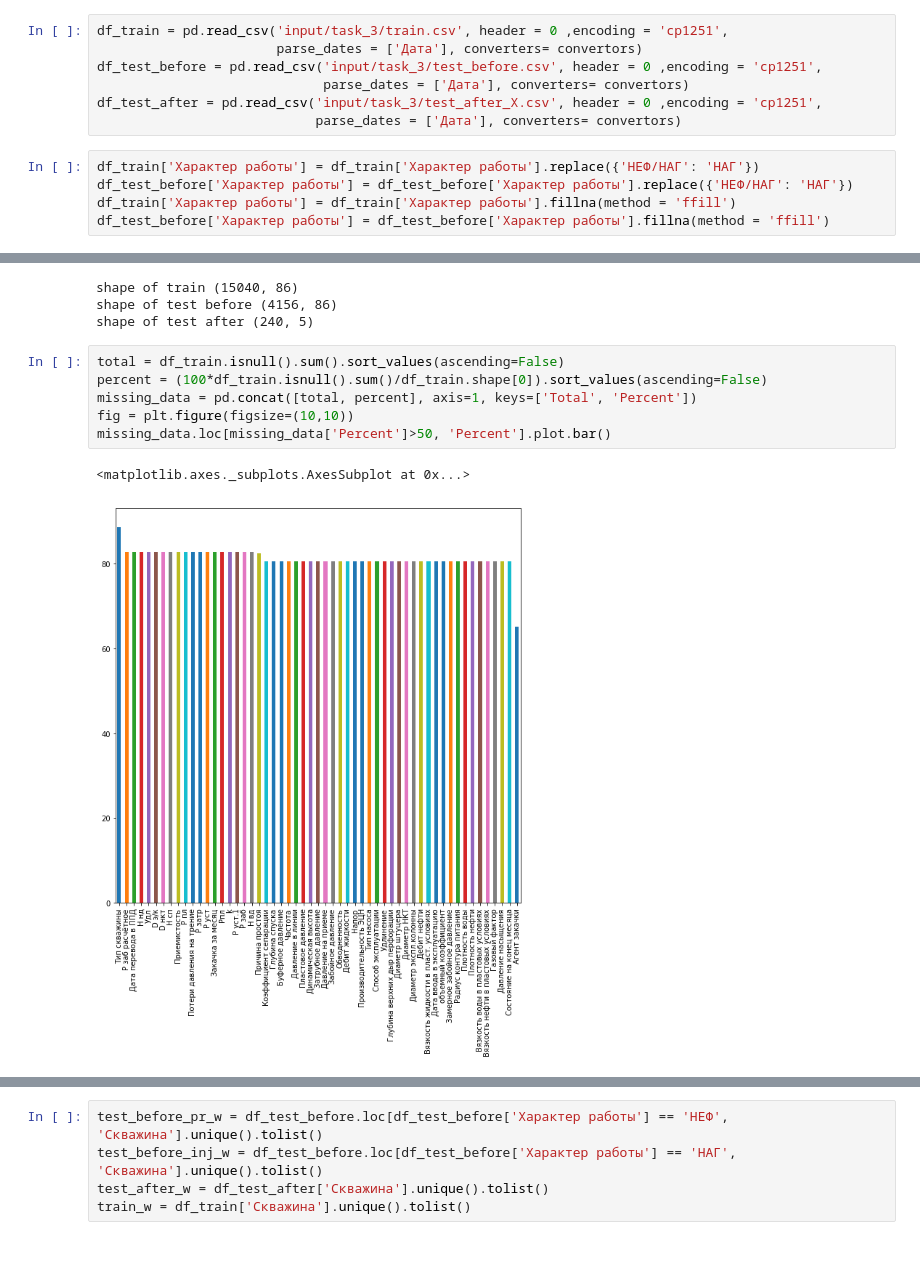
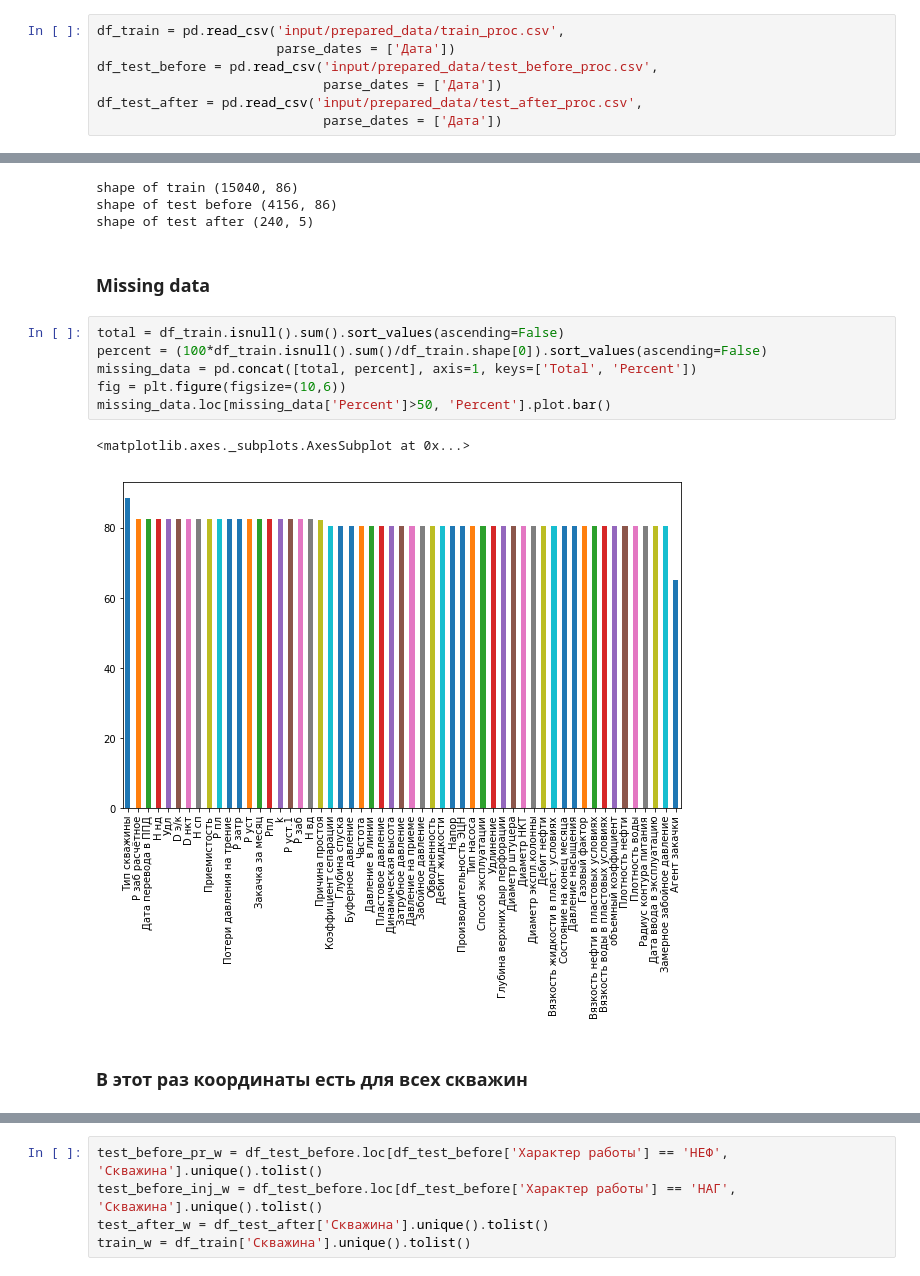
Before and after one commit to koskotG/gpn_contest_2, a Jupyter notebook: eda.ipynb, the cells around one changed output, grey strips where cells are left out. Cells and saved outputs as stored; diff of their text form.

Commit message:
eda, data_prep, обработанные трейн и тест сеты

```diff
--- a/eda.ipynb
+++ b/eda.ipynb
@@ -34,12 +17,7 @@ def conv_date(x):
 # %%
-df_train = pd.read_csv('input/task_3/train.csv', header = 0 ,encoding = 'cp1251',
-                       parse_dates = ['Дата'], converters= convertors)
-df_test_before = pd.read_csv('input/task_3/test_before.csv', header = 0 ,encoding = 'cp1251',
-                             parse_dates = ['Дата'], converters= convertors)
-df_test_after = pd.read_csv('input/task_3/test_after_X.csv', header = 0 ,encoding = 'cp1251',
-                            parse_dates = ['Дата'], converters= convertors)
+df_train = pd.read_csv('input/prepared_data/train_proc.csv',
+                       parse_dates = ['Дата'])
+df_test_before = pd.read_csv('input/prepared_data/test_before_proc.csv',
+                             parse_dates = ['Дата'])
+df_test_after = pd.read_csv('input/prepared_data/test_after_proc.csv',
+                             parse_dates = ['Дата'])
-# %%
-df_train['Характер работы'] = df_train['Характер работы'].replace({'НЕФ/НАГ': 'НАГ'})
-df_test_before['Характер работы'] = df_test_before['Характер работы'].replace({'НЕФ/НАГ': 'НАГ'})
-df_train['Характер работы'] = df_train['Характер работы'].fillna(method = 'ffill')
-df_test_before['Характер работы'] = df_test_before['Характер работы'].fillna(method = 'ffill')
@@ -80,15 +49,19 @@ print('shape of test after {}'.format(df_test_after.shape))
 shape of train (15040, 86)
 shape of test before (4156, 86)
 shape of test after (240, 5)
+# %% [markdown]
+### Missing data
 # %%
 total = df_train.isnull().sum().sort_values(ascending=False)
 percent = (100*df_train.isnull().sum()/df_train.shape[0]).sort_values(ascending=False)
 missing_data = pd.concat([total, percent], axis=1, keys=['Total', 'Percent'])
-fig = plt.figure(figsize=(10,10))
+fig = plt.figure(figsize=(10,6))
 missing_data.loc[missing_data['Percent']>50, 'Percent'].plot.bar()
 # %% [output]
 <matplotlib.axes._subplots.AxesSubplot at 0x...>
-[figure, old version]
+[figure, new version]
+# %% [markdown]
+### В этот раз координаты есть для всех скважин
 # %%
 missing_data.loc[missing_data['Percent'] == 0]
 # %% [output]
```
Also changed, not shown: parts of 29 cells of this notebook, 4 other files.
